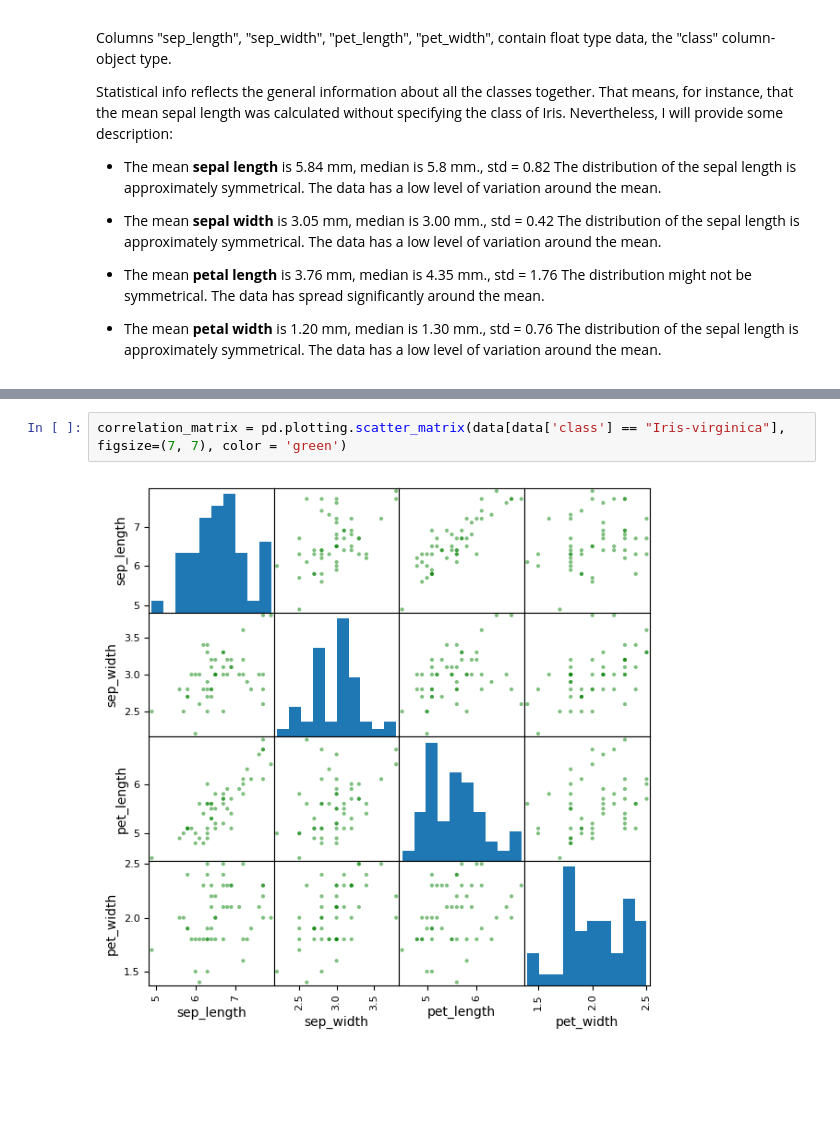
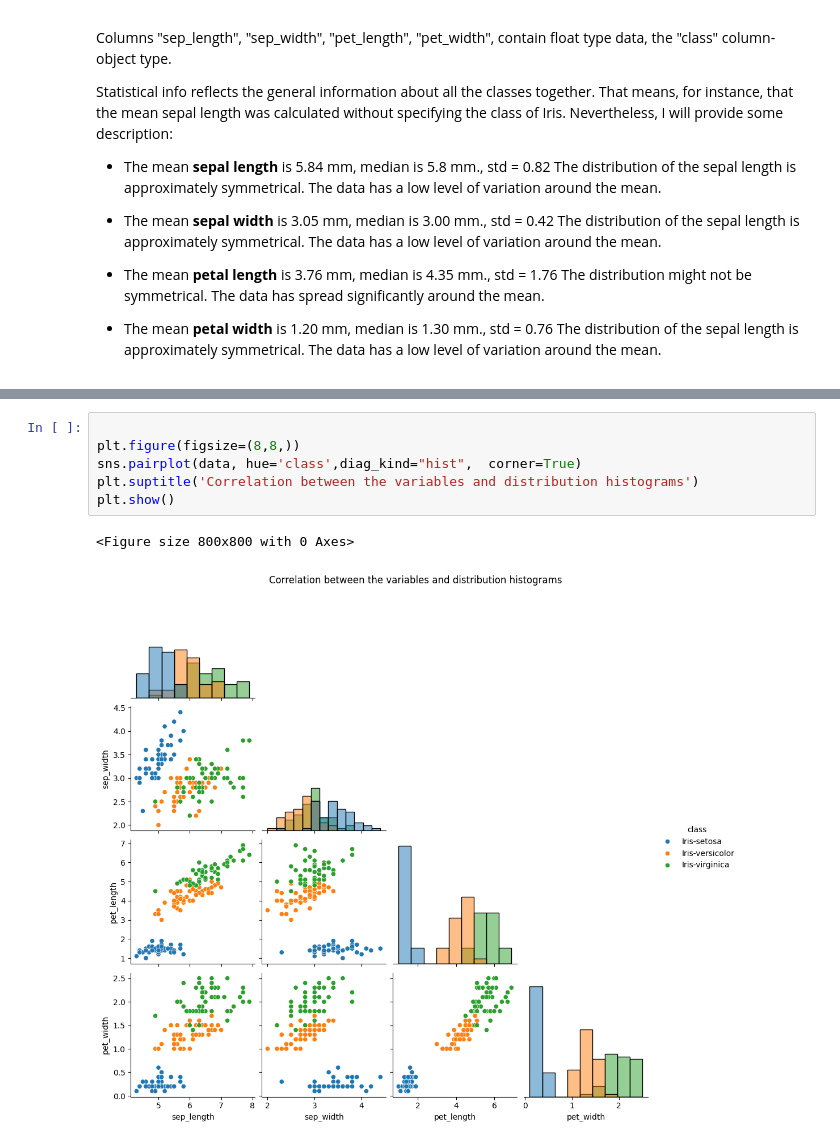
Before and after one commit to Kate-217/pands_project, a Jupyter notebook: iris.ipynb, the cells around one changed output, grey strips where cells are left out. Cells and saved outputs as stored; diff of their text form; blank space fills up the shorter version.

Commit message:
Correlation plot added

```diff
--- a/iris.ipynb
+++ b/iris.ipynb
@@ -124,4 +117,9 @@ correlation_matrix = pd.plotting.scatter_matrix(data[data['class'] == "Iris-virg
-# %%
-correlation_matrix = pd.plotting.scatter_matrix(data[data['class'] == "Iris-virginica"], figsize=(7, 7), color = 'green')
-# %% [output]
-[figure, removed]
+# %%
+
+plt.figure(figsize=(8,8,))
+sns.pairplot(data, hue='class',diag_kind="hist",  corner=True)
+plt.suptitle('Correlation between the variables and distribution histograms')
+plt.show()
+# %% [output]
+<Figure size 800x800 with 0 Axes>
+[figure, added]
```
Also changed, not shown: parts of 4 cells of this notebook.
